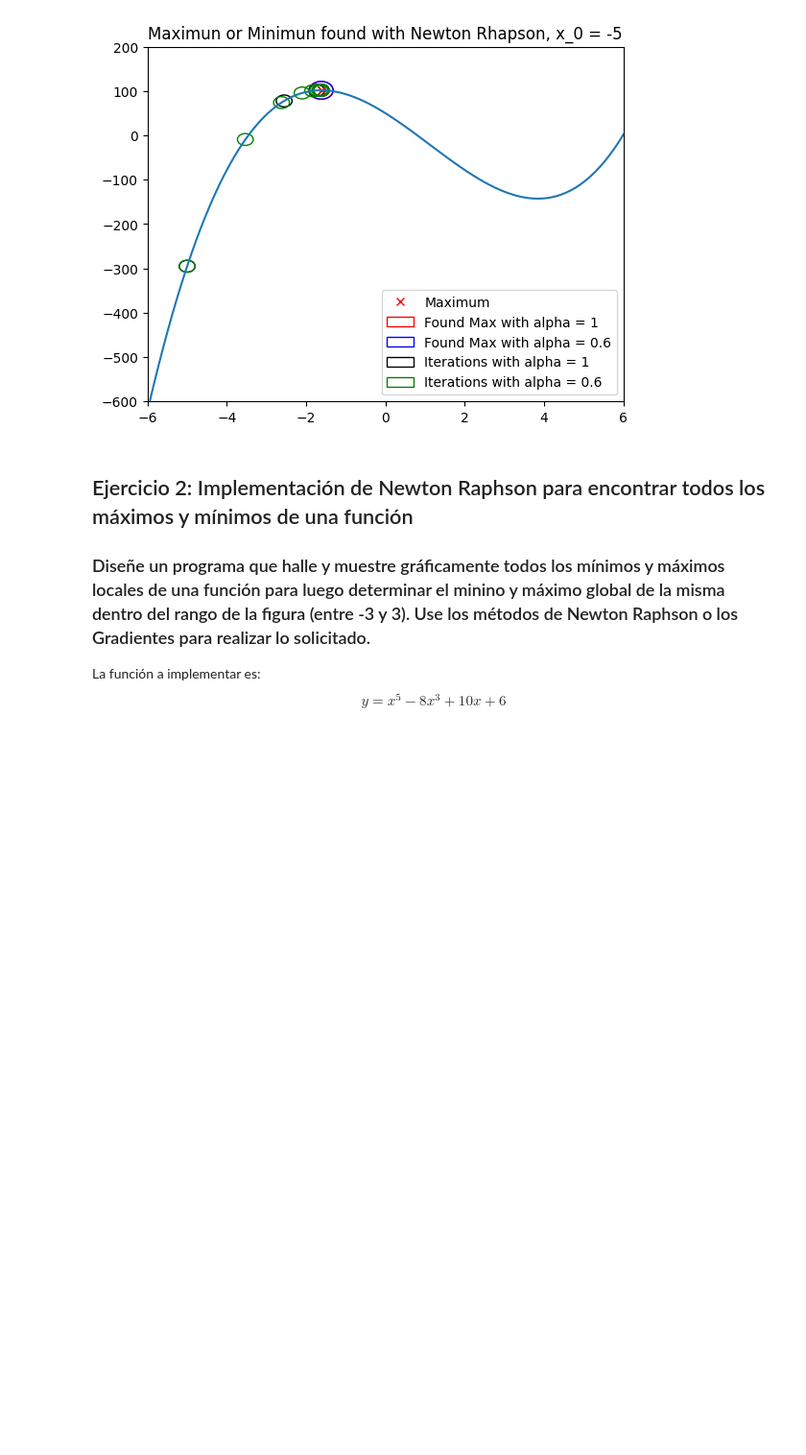
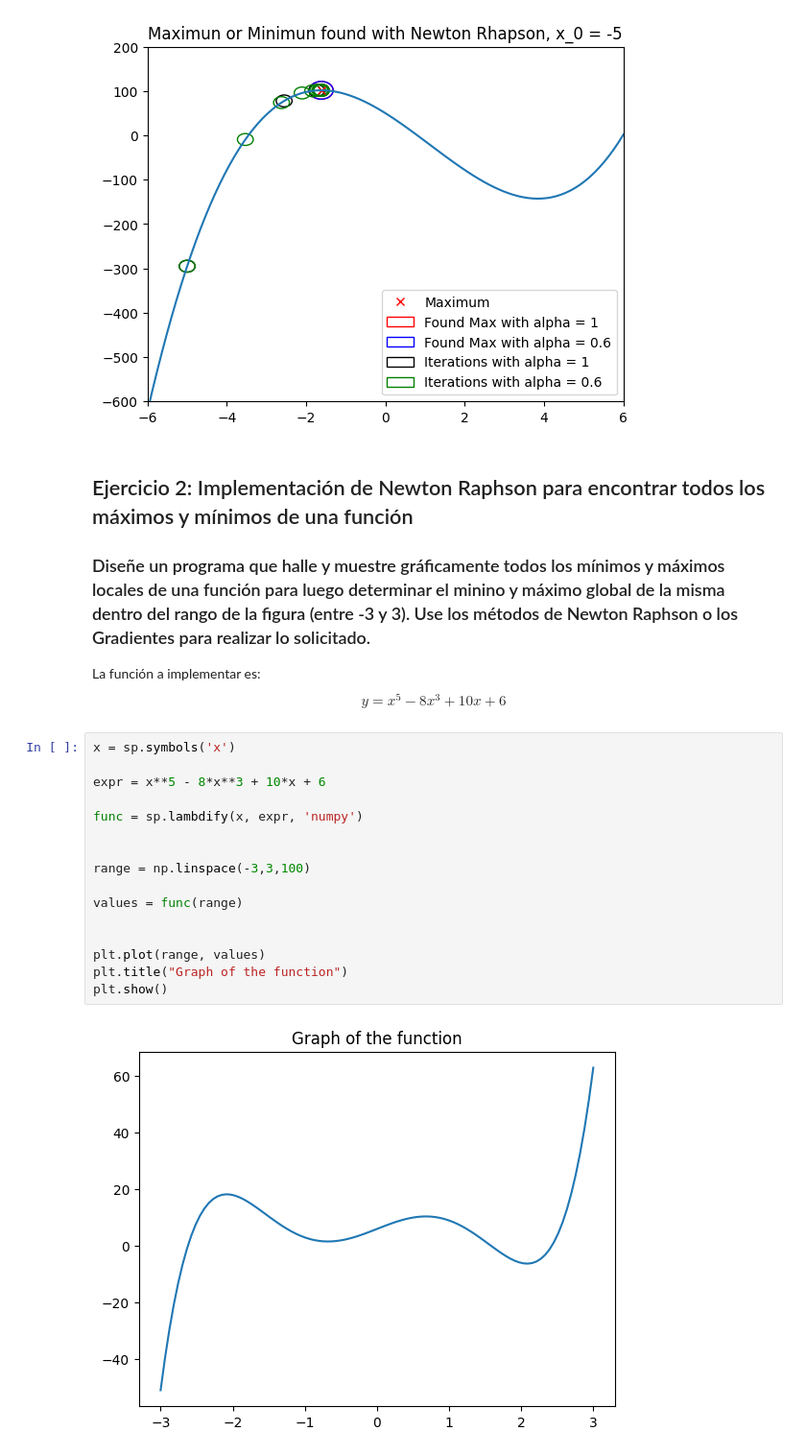
Before and after one commit to David-Fuq/Lab5-MOS-NewtonRhapson, a Jupyter notebook: Lab5-MOS-NewtonRhapson.ipynb, the cells around one changed output. Shown: that part at 96% size. Drawn from its saved outputs; the diff is of its cells as text; blank space fills up the shorter version.

```diff
--- a/Lab5-MOS-NewtonRhapson.ipynb
+++ b/Lab5-MOS-NewtonRhapson.ipynb
@@ -139,3 +139,21 @@ plt.show()
 ### Diseñe un programa que halle y muestre gráficamente todos los mínimos y máximos locales de una función para luego determinar el minino y máximo global de la misma dentro del rango de la figura (entre -3 y 3). Use los métodos de Newton Raphson o los Gradientes para realizar lo solicitado.
 
 La función a implementar es:  $$y=x^5-8x^3+10x+6$$
+# %%
+x = sp.symbols('x')
+
+expr = x**5 - 8*x**3 + 10*x + 6
+
+func = sp.lambdify(x, expr, 'numpy')
+
+
+range = np.linspace(-3,3,100)
+
+values = func(range)
+
+
+plt.plot(range, values)
+plt.title("Graph of the function")
+plt.show()
+# %% [output]
+[figure, added]
```
Also changed, not shown: parts of 2 cells of this notebook.
